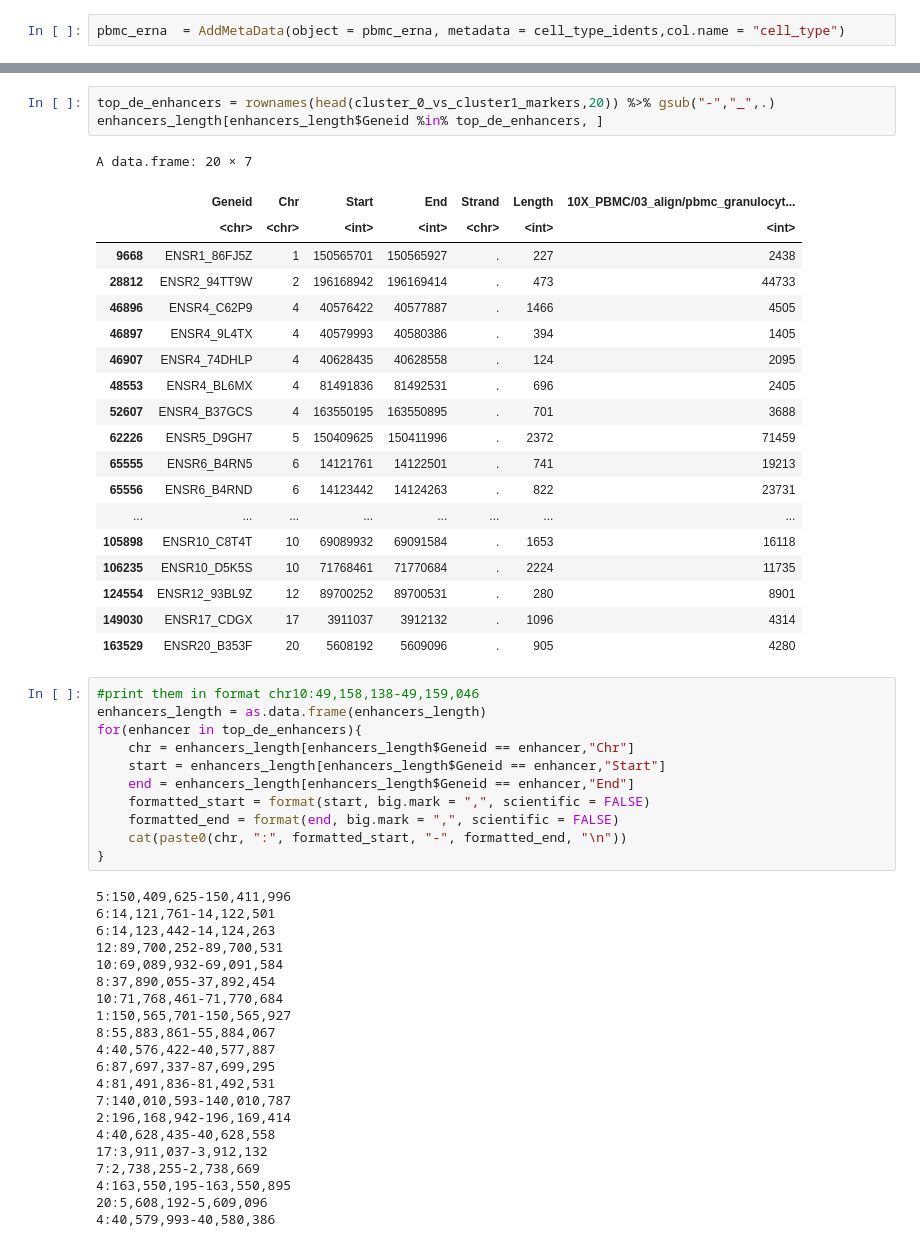
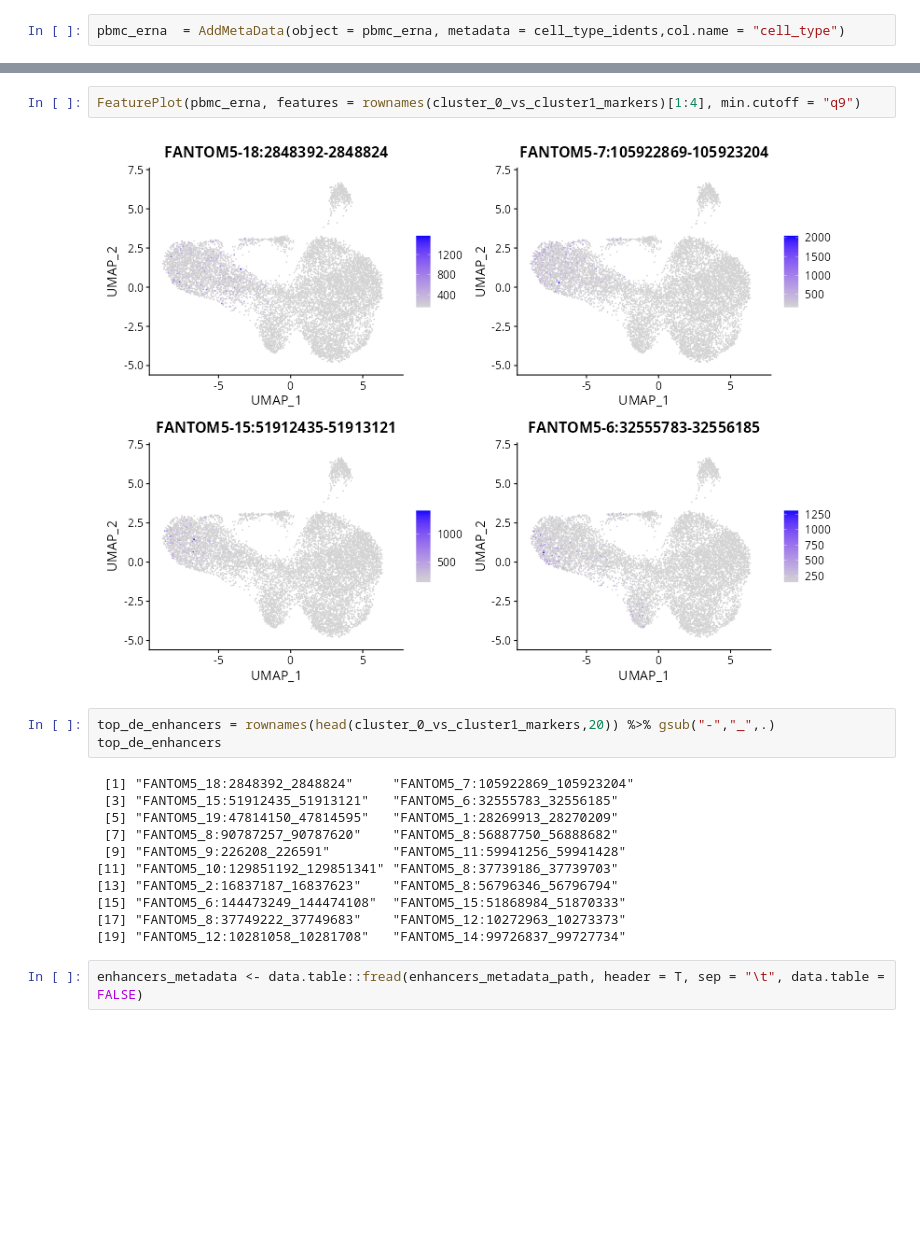
Before and after one commit to avishai987/eRNA, a Jupyter notebook: scripts/PBMC_10K/eRNA_clustering.ipynb, the cells around one changed output, grey strips where cells are left out. Cells and saved outputs as stored; diff of their text form; blank space fills up the shorter version.

```diff
--- a/scripts/PBMC_10K/eRNA_clustering.ipynb
+++ b/scripts/PBMC_10K/eRNA_clustering.ipynb
@@ -273,55 +244,20 @@ A data.frame: 20 × 5
+# %%
+FeaturePlot(pbmc_erna, features = rownames(cluster_0_vs_cluster1_markers)[1:4], min.cutoff = "q9")
+# %% [output]
+[figure, added]
 # %%
 top_de_enhancers = rownames(head(cluster_0_vs_cluster1_markers,20)) %>% gsub("-","_",.)
-enhancers_length[enhancers_length$Geneid %in% top_de_enhancers, ]
+top_de_enhancers
 # %% [output]
-A data.frame: 20 × 7
+ [1] "FANTOM5_18:2848392_2848824"     "FANTOM5_7:105922869_105923204"
+ [3] "FANTOM5_15:51912435_51913121"   "FANTOM5_6:32555783_32556185"
+ [5] "FANTOM5_19:47814150_47814595"   "FANTOM5_1:28269913_28270209"
+ [7] "FANTOM5_8:90787257_90787620"    "FANTOM5_8:56887750_56888682"
+ [9] "FANTOM5_9:226208_226591"        "FANTOM5_11:59941256_59941428"
+[11] "FANTOM5_10:129851192_129851341" "FANTOM5_8:37739186_37739703"
+[13] "FANTOM5_2:16837187_16837623"    "FANTOM5_8:56796346_56796794"
+[15] "FANTOM5_6:144473249_144474108"  "FANTOM5_15:51868984_51870333"
+[17] "FANTOM5_8:37749222_37749683"    "FANTOM5_12:10272963_10273373"
+[19] "FANTOM5_12:10281058_10281708"   "FANTOM5_14:99726837_99727734"
-|  | Geneid | Chr | Start | End | Strand | Length | 10X_PBMC/03_align/pbmc_granulocyt... |
-|  | <chr> | <chr> | <int> | <int> | <chr> | <int> | <int> |
-| 9668 | ENSR1_86FJ5Z | 1 | 150565701 | 150565927 | . | 227 | 2438 |
-| 28812 | ENSR2_94TT9W | 2 | 196168942 | 196169414 | . | 473 | 44733 |
-| 46896 | ENSR4_C62P9 | 4 | 40576422 | 40577887 | . | 1466 | 4505 |
-| 46897 | ENSR4_9L4TX | 4 | 40579993 | 40580386 | . | 394 | 1405 |
-| 46907 | ENSR4_74DHLP | 4 | 40628435 | 40628558 | . | 124 | 2095 |
-| 48553 | ENSR4_BL6MX | 4 | 81491836 | 81492531 | . | 696 | 2405 |
-| 52607 | ENSR4_B37GCS | 4 | 163550195 | 163550895 | . | 701 | 3688 |
-| 62226 | ENSR5_D9GH7 | 5 | 150409625 | 150411996 | . | 2372 | 71459 |
-| 65555 | ENSR6_B4RN5 | 6 | 14121761 | 14122501 | . | 741 | 19213 |
-| 65556 | ENSR6_B4RND | 6 | 14123442 | 14124263 | . | 822 | 23731 |
-| ... | ... | ... | ... | ... | ... | ... | ... |
-| 105898 | ENSR10_C8T4T | 10 | 69089932 | 69091584 | . | 1653 | 16118 |
-| 106235 | ENSR10_D5K5S | 10 | 71768461 | 71770684 | . | 2224 | 11735 |
-| 124554 | ENSR12_93BL9Z | 12 | 89700252 | 89700531 | . | 280 | 8901 |
-| 149030 | ENSR17_CDGX | 17 | 3911037 | 3912132 | . | 1096 | 4314 |
-| 163529 | ENSR20_B353F | 20 | 5608192 | 5609096 | . | 905 | 4280 |
-# %%
-#print them in format chr10:49,158,138-49,159,046
-enhancers_length = as.data.frame(enhancers_length)
-for(enhancer in top_de_enhancers){
-    chr = enhancers_length[enhancers_length$Geneid == enhancer,"Chr"]
-    start = enhancers_length[enhancers_length$Geneid == enhancer,"Start"]
-    end = enhancers_length[enhancers_length$Geneid == enhancer,"End"]
-    formatted_start = format(start, big.mark = ",", scientific = FALSE)
-    formatted_end = format(end, big.mark = ",", scientific = FALSE)
-    cat(paste0(chr, ":", formatted_start, "-", formatted_end, "\n"))
-}
-# %% [output]
-5:150,409,625-150,411,996
-6:14,121,761-14,122,501
-6:14,123,442-14,124,263
-12:89,700,252-89,700,531
-10:69,089,932-69,091,584
-8:37,890,055-37,892,454
-10:71,768,461-71,770,684
-1:150,565,701-150,565,927
-8:55,883,861-55,884,067
-4:40,576,422-40,577,887
-6:87,697,337-87,699,295
-4:81,491,836-81,492,531
-7:140,010,593-140,010,787
-2:196,168,942-196,169,414
-4:40,628,435-40,628,558
-17:3,911,037-3,912,132
-7:2,738,255-2,738,669
-4:163,550,195-163,550,895
-20:5,608,192-5,609,096
-4:40,579,993-40,580,386
+# %%
+enhancers_metadata <- data.table::fread(enhancers_metadata_path, header = T, sep = "\t", data.table = FALSE)
```
Also changed, not shown: parts of 26 cells of this notebook, 2 other files.
